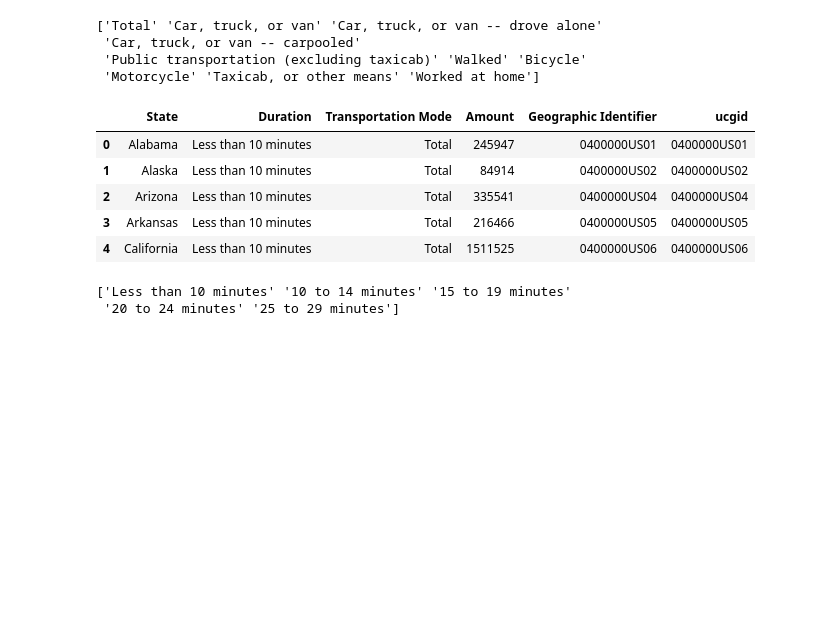
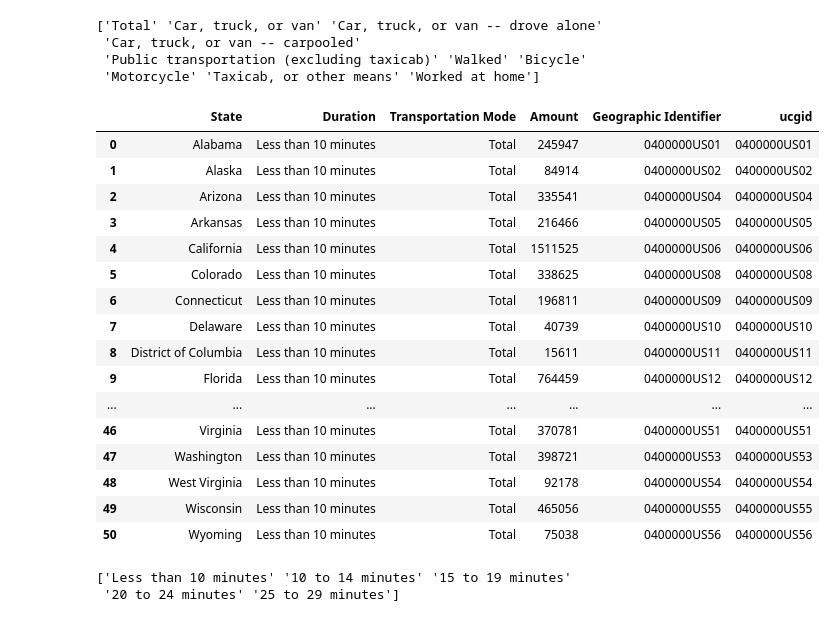
Before and after one commit to angelikabrown/CensusDataEDA, a Jupyter notebook: census_data_cleaning.ipynb, the cells around one changed output. Saved outputs shown, nothing was run; the diff lists cells and outputs as text; code cells hidden in the pictures; blank space fills up the shorter version.

```diff
--- a/census_data_cleaning.ipynb
+++ b/census_data_cleaning.ipynb
@@ -2168,14 +2168,25 @@ print(unique_transportation_modes)
 # %%
 #
 df_totals = df[~df['Transportation Mode'].isin(['Car, truck, or van', 'Car, truck, or van -- drove alone', 'Car, truck, or van -- carpooled', 'Public transportation (excluding taxicab)', 'Walked', 'Bicycle', 'Motorcycle', 'Taxicab, or other means'])]
-df_totals.head()
+df_totals.head(51)
 # %% [output]
 |  | State | Duration | Transportation Mode | Amount | Geographic Identifier | ucgid |
 | 0 | Alabama | Less than 10 minutes | Total | 245947 | 0400000US01 | 0400000US01 |
 | 1 | Alaska | Less than 10 minutes | Total | 84914 | 0400000US02 | 0400000US02 |
 | 2 | Arizona | Less than 10 minutes | Total | 335541 | 0400000US04 | 0400000US04 |
 | 3 | Arkansas | Less than 10 minutes | Total | 216466 | 0400000US05 | 0400000US05 |
 | 4 | California | Less than 10 minutes | Total | 1511525 | 0400000US06 | 0400000US06 |
+| 5 | Colorado | Less than 10 minutes | Total | 338625 | 0400000US08 | 0400000US08 |
+| 6 | Connecticut | Less than 10 minutes | Total | 196811 | 0400000US09 | 0400000US09 |
+| 7 | Delaware | Less than 10 minutes | Total | 40739 | 0400000US10 | 0400000US10 |
+| 8 | District of Columbia | Less than 10 minutes | Total | 15611 | 0400000US11 | 0400000US11 |
+| 9 | Florida | Less than 10 minutes | Total | 764459 | 0400000US12 | 0400000US12 |
+| ... | ... | ... | ... | ... | ... | ... |
+| 46 | Virginia | Less than 10 minutes | Total | 370781 | 0400000US51 | 0400000US51 |
+| 47 | Washington | Less than 10 minutes | Total | 398721 | 0400000US53 | 0400000US53 |
+| 48 | West Virginia | Less than 10 minutes | Total | 92178 | 0400000US54 | 0400000US54 |
+| 49 | Wisconsin | Less than 10 minutes | Total | 465056 | 0400000US55 | 0400000US55 |
+| 50 | Wyoming | Less than 10 minutes | Total | 75038 | 0400000US56 | 0400000US56 |
 # %%
 unique_durations = df_totals['Duration'].unique()
 print(unique_durations)
```
Also changed, not shown: parts of 3 cells of this notebook.
